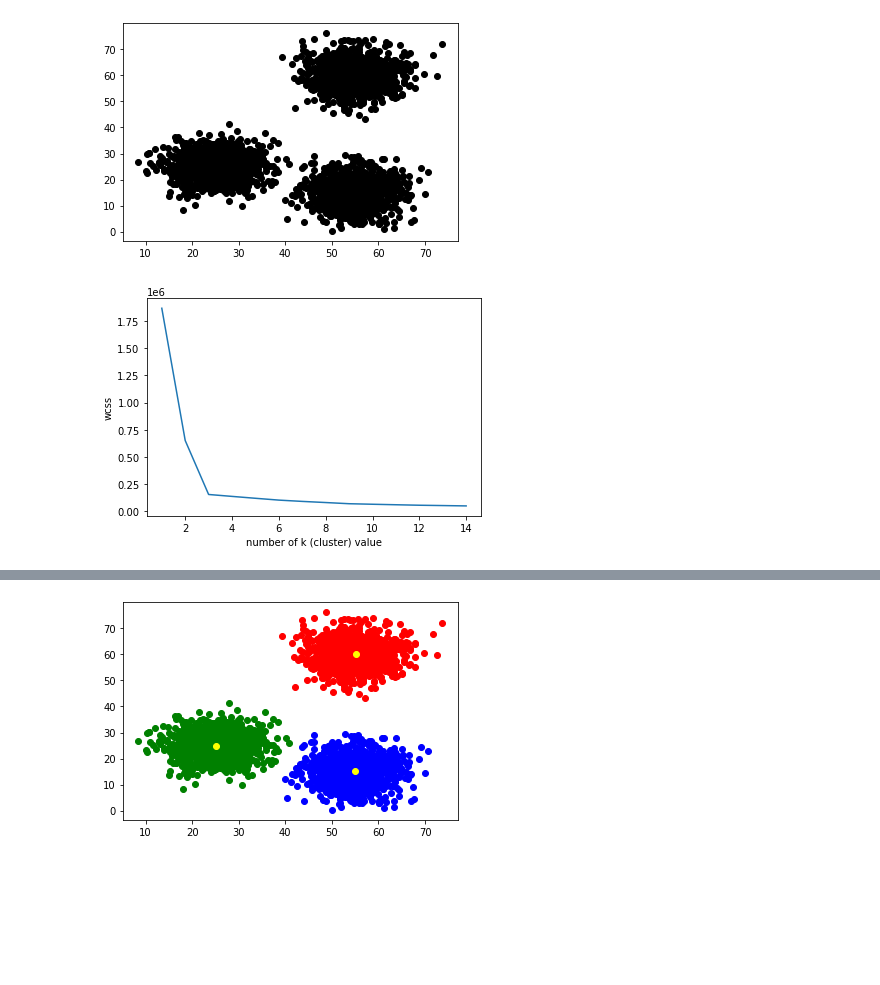
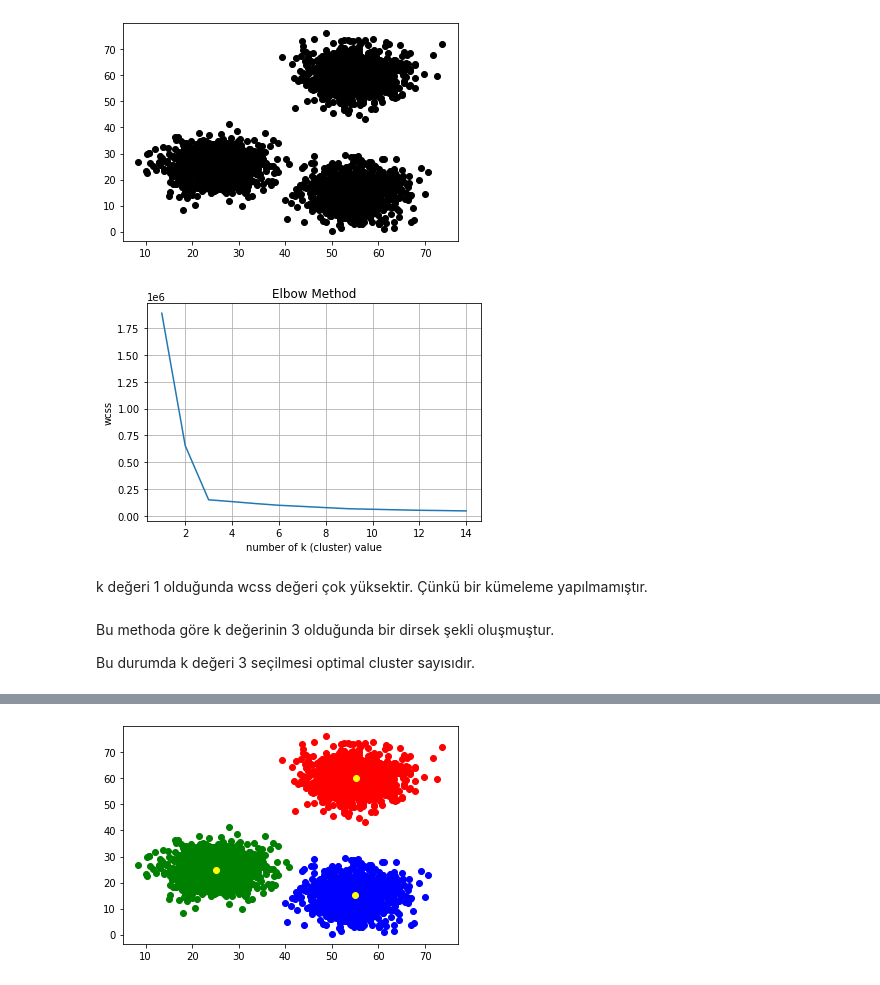
Before and after one commit to ilhansevval/Machine_Learning, a Jupyter notebook: k_means/k_means.ipynb, the cells around one changed output, grey strips where cells are left out. Cells and saved outputs as stored; diff of their text form; code cells hidden in the pictures; blank space fills up the shorter version.

```diff
--- a/K-Means/kmeans.ipynb
+++ b/k_means/k_means.ipynb
@@ -39,20 +109,26 @@ plt.show()
 # %% [output]
 [figure]
 # %%
-# %% KMEANS
-
 from sklearn.cluster import KMeans
 wcss = []
 
 for k in range(1,15):
-    kmeans = KMeans(n_clusters=k)
-    kmeans.fit(data)
-    wcss.append(kmeans.inertia_)
+    kmeans = KMeans(n_clusters=k) #for döngüsünün içerisinde sırayla k değerleri denenir.
+    kmeans.fit(data)              #data k değerleri göre fit edilir/model oluşturulur.
+    wcss.append(kmeans.inertia_)  #her bir k değeri için wcss değeri bulunur.
 
 plt.plot(range(1,15),wcss)
 plt.xlabel("number of k (cluster) value")
 plt.ylabel("wcss")
+plt.title("Elbow Method")
+plt.grid()
 plt.show()
 # %% [output]
-[figure, old version]
+[figure, new version]
+# %% [markdown]
+k değeri 1 olduğunda wcss değeri çok yüksektir. Çünkü bir kümeleme yapılmamıştır.
+# %% [markdown]
+Bu methoda göre k değerinin 3 olduğunda bir dirsek şekli oluşmuştur.
+
+Bu durumda k değeri 3 seçilmesi optimal cluster sayısıdır.
 # %%
```
Also changed, not shown: parts of 21 cells of this notebook, 2 other files.
